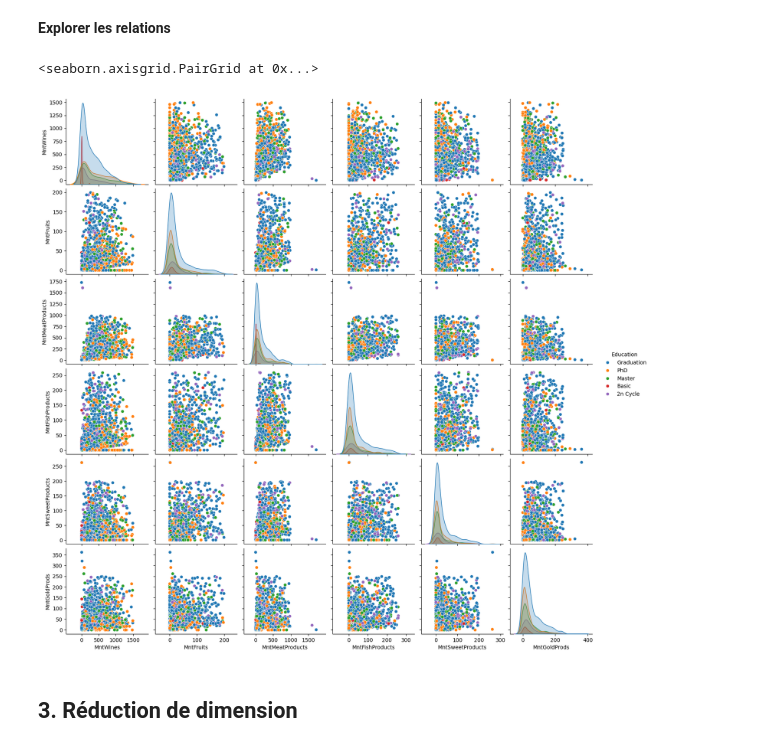
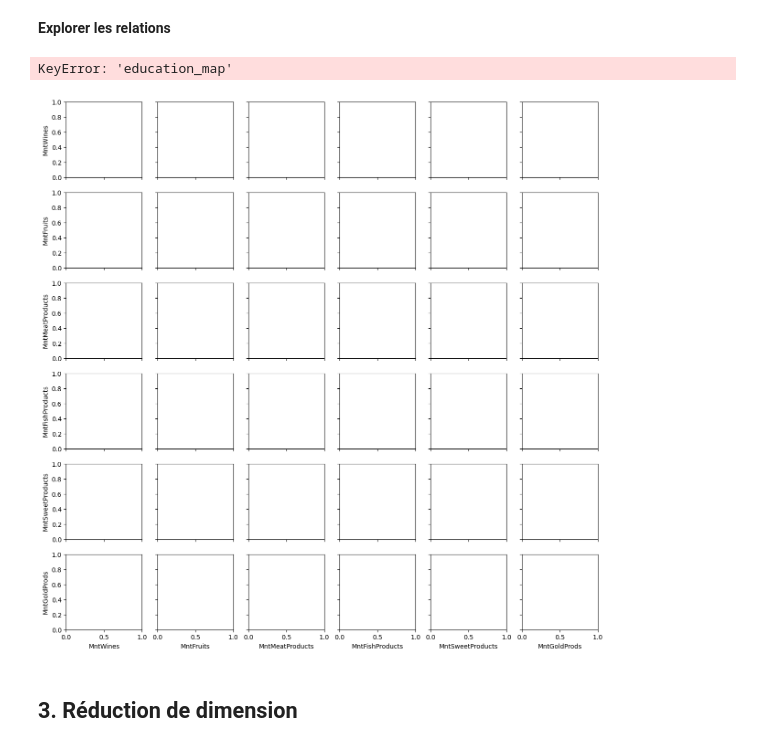
Before and after one commit to NovaStarmax/customer-personality-analysis, a Jupyter notebook: notebook/modeling.ipynb, the cells around one changed output. Saved outputs shown, nothing was run; the diff lists cells and outputs as text; code cells hidden in the pictures.

```diff
--- a/notebook/modeling.ipynb
+++ b/notebook/modeling.ipynb
@@ -187,7 +186,7 @@ No duplicates found in the dataset.
 ( Gestion des valeurs manquantes )
 # %%
 print("Before Impuation Null Values:", df['Income'].isnull().sum())
-df['Income'].fillna(df['Income'].median(), inplace=True)
+df['Income'] = df['Income'].fillna(df['Income'].median())
 print("After Imputation Null Values:", df['Income'].isnull().sum())
 
 # Or df = df.fillna(df.median(numeric_only=True)) for all numeric columns
@@ -206,4 +216,29 @@ For example, when doing 'df[col].method(value, inplace=True)', try using 'df.met
 # %%
-df["Dt_Customer"] = pd.to_datetime(df['Dt_Customer'], format='%d-%m-%Y')
-df['Dt_Customer'].dtypes
+education_map = {
+    '2n Cycle': 1,
+    'Basic': 2,
+    'Graduation': 3,
+    'Master': 4,
+    'PhD': 5
+}
+marital_map = {
+    'Single': 1,
+    'Divorced': 1,
+    'Widow': 1,
+    'Together': 2,
+    'Married': 2,
+    'Alone': 1,
+    'Absurd': 1,
+    'YOLO': 1
+}
+
+df['Dt_Customer'] = pd.to_datetime(df['Dt_Customer'], format='%d-%m-%Y')
+reference_date = df['Dt_Customer'].max()
+df['Customer_For_Days'] = (reference_date - df['Dt_Customer']).dt.days
+
+df['Education'] = df['Education'].map(education_map)
+df['Marital_Status'] = df['Marital_Status'].map(marital_map)
+
+print("\nAperçu des colonnes transformées :")
+print(df[['Education', 'Marital_Status', 'Customer_For_Days']].head())
 # %% [output]
@@ -274,0 +294,6 @@ plt.tight_layout()
+# %%
+iso = IsolationForest(contamination=0.05, random_state=42)
+outlier_pred = iso.fit_predict(df.select_dtypes(include=[np.number]))
+
+df['Outlier_IForest'] = outlier_pred
+print(df['Outlier_IForest'].value_counts())
@@ -403,10 +448,10 @@ plt.show()
 # %% [markdown]
 **Explorer les relations**
 # %%
-sns.pairplot(df, vars=['MntWines', 'MntFruits', 'MntMeatProducts', 'MntFishProducts', 'MntSweetProducts', 'MntGoldProds'], hue="Education")
+sns.pairplot(df, vars=['MntWines', 'MntFruits', 'MntMeatProducts', 'MntFishProducts', 'MntSweetProducts', 'MntGoldProds'], hue="education_map")
 # %% [output]
-<seaborn.axisgrid.PairGrid at 0x...>
+KeyError: 'education_map'
-[figure, old version]
+[figure, new version]
 # %% [markdown]
 ## 3. Réduction de dimension
 # %%
```
Also changed, not shown: parts of 22 cells of this notebook, 1 other file.
